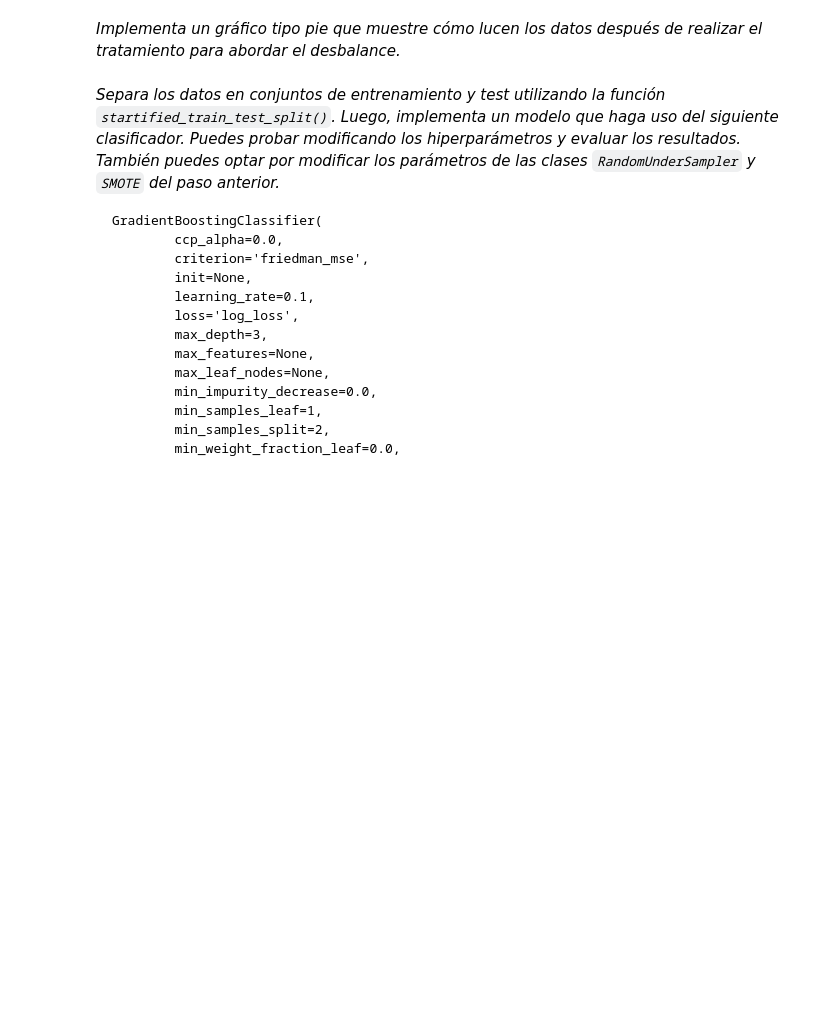
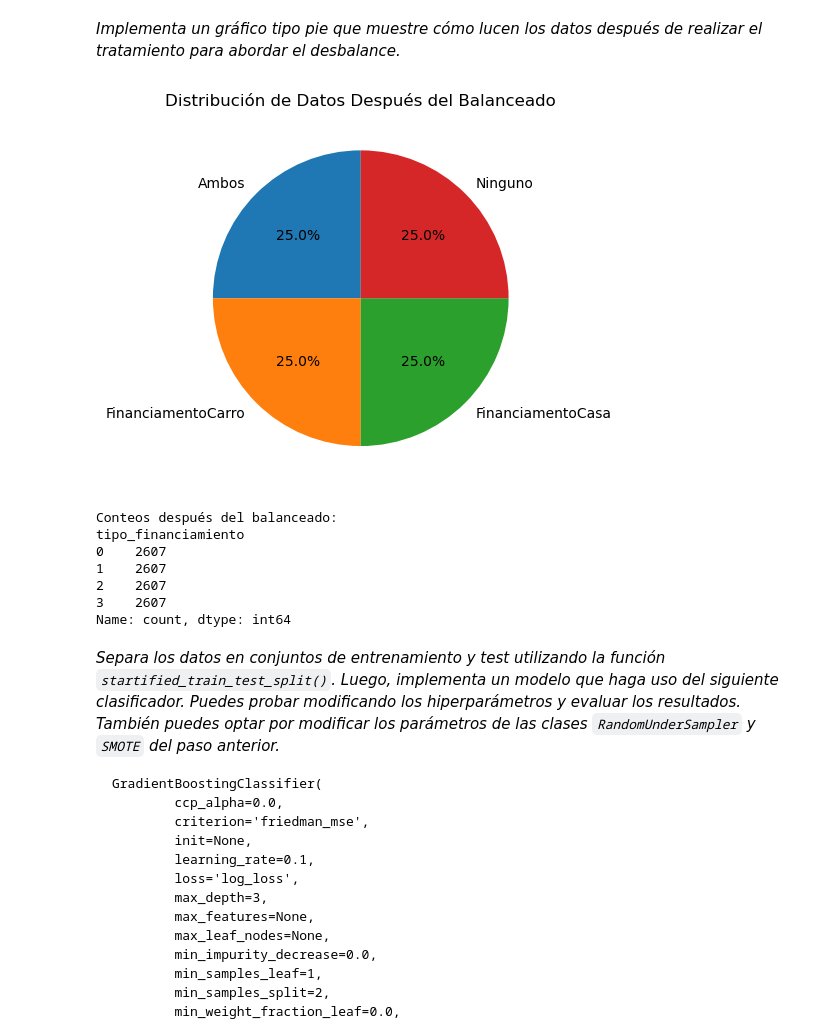
Before and after one commit to irina-yakovleva/python_b2_edp_uoc, a Jupyter notebook: python_b2_proyecto_final.ipynb, the cells around one changed output. Saved outputs shown, nothing was run; the diff lists cells and outputs as text; code cells hidden in the pictures; blank space fills up the shorter version.

```diff
--- a/python_b2_proyecto_final.ipynb
+++ b/python_b2_proyecto_final.ipynb
@@ -2621,3 +3053,30 @@ X_reshaped, y_reshaped = pipeline_fix_imbalance.fit_resample(X, y)
+# %%
+#Write your code here
+#conteo_tipo_financiamiento_label = y_reshaped.value_counts().rename(index=tipo_financiamiento_mapping)
+#conteo_tipo_financiamiento_label.plot.pie()
+#y_reshaped.value_counts()
+
+# Contar los valores después del balanceado
+conteo_tipo_financiamiento_balanceado = y_reshaped.value_counts().rename(index=tipo_financiamiento_mapping)
+
+# Crear gráfico pie
+conteo_tipo_financiamiento_balanceado.plot.pie(autopct='%1.1f%%', startangle=90)
+plt.title('Distribución de Datos Después del Balanceado')
+plt.ylabel('')  # Quitar label del eje Y
+plt.show()
+
+# Mostrar conteos numéricos
+print("Conteos después del balanceado:")
+print(y_reshaped.value_counts())
+# %% [output]
+[figure, added]
+Conteos después del balanceado:
+tipo_financiamiento
+0    2607
+1    2607
+2    2607
+3    2607
+Name: count, dtype: int64
 # %% [markdown]
 *Separa los datos en conjuntos de entrenamiento y test utilizando la función `startified_train_test_split()`. Luego, implementa un modelo que haga uso del siguiente clasificador. Puedes probar modificando los hiperparámetros y evaluar los resultados. También puedes optar por modificar los parámetros de las clases `RandomUnderSampler` y `SMOTE` del paso anterior.*
 
```
Also changed, not shown: parts of 55 cells of this notebook, 1 other file.
